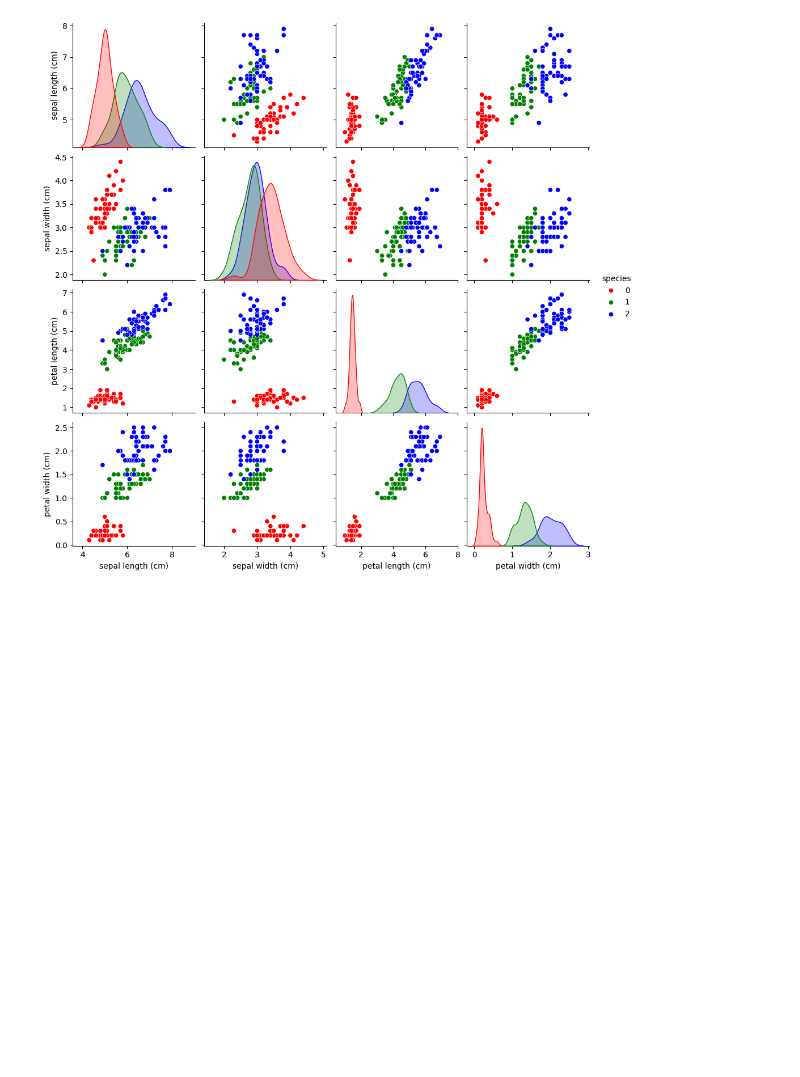
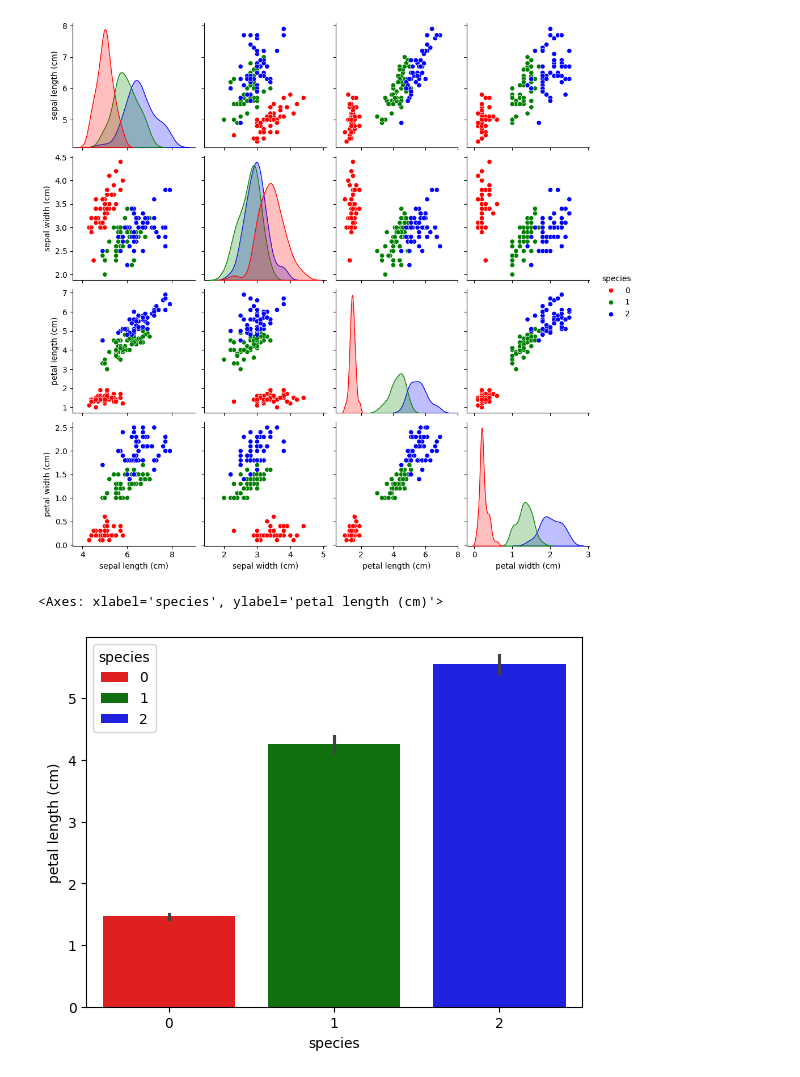
Before and after one commit to EnricUlloa/binder, a Jupyter notebook: iris.ipynb, the cells around one changed output. Saved outputs shown, nothing was run; the diff lists cells and outputs as text; code cells hidden in the pictures; blank space fills up the shorter version.

```diff
--- a/iris.ipynb
+++ b/iris.ipynb
@@ -107,4 +107,7 @@ sns.pairplot(df, hue="species", palette=colors_personalitzats)
 <seaborn.axisgrid.PairGrid at 0x...>
 [figure]
 # %%
-sns.barplot(x="species", y="petal length (cm)", estimators="mean"
+sns.barplot(x="species", y="petal length (cm)", data=df, estimator="mean", hue="species", palette=colors_personalitzats)
+# %% [output]
+<Axes: xlabel='species', ylabel='petal length (cm)'>
+[figure, added]
```
